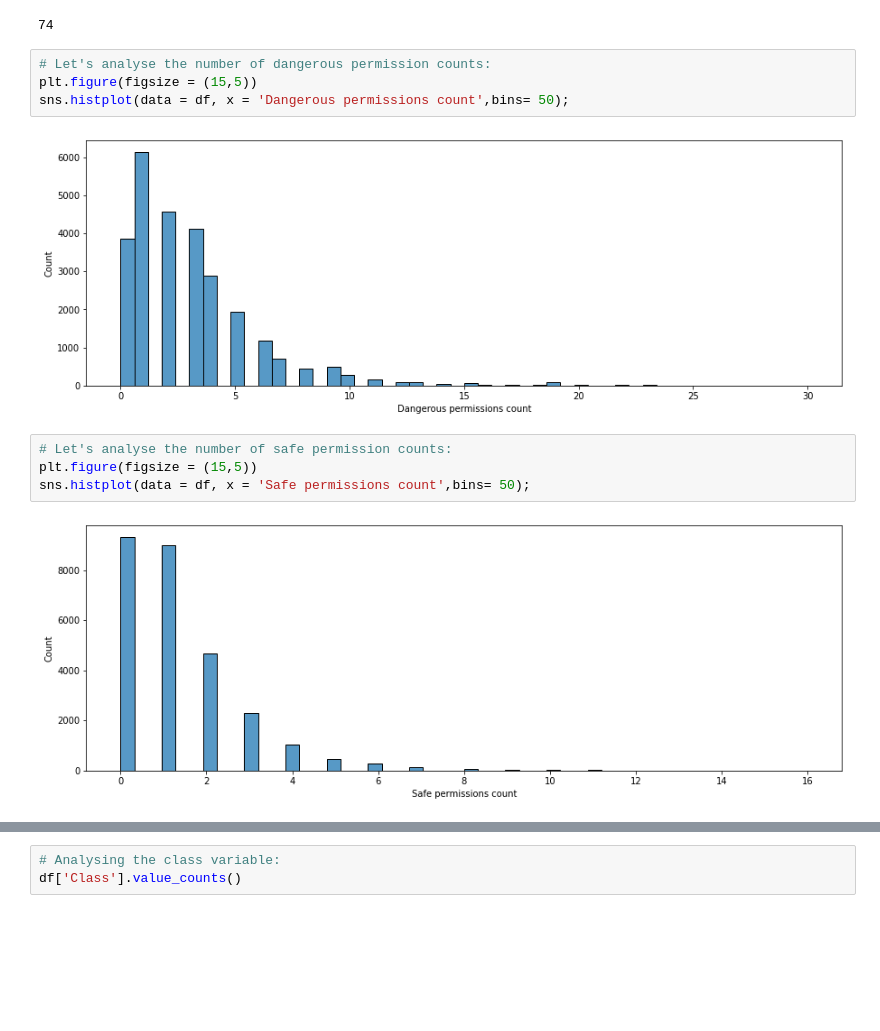
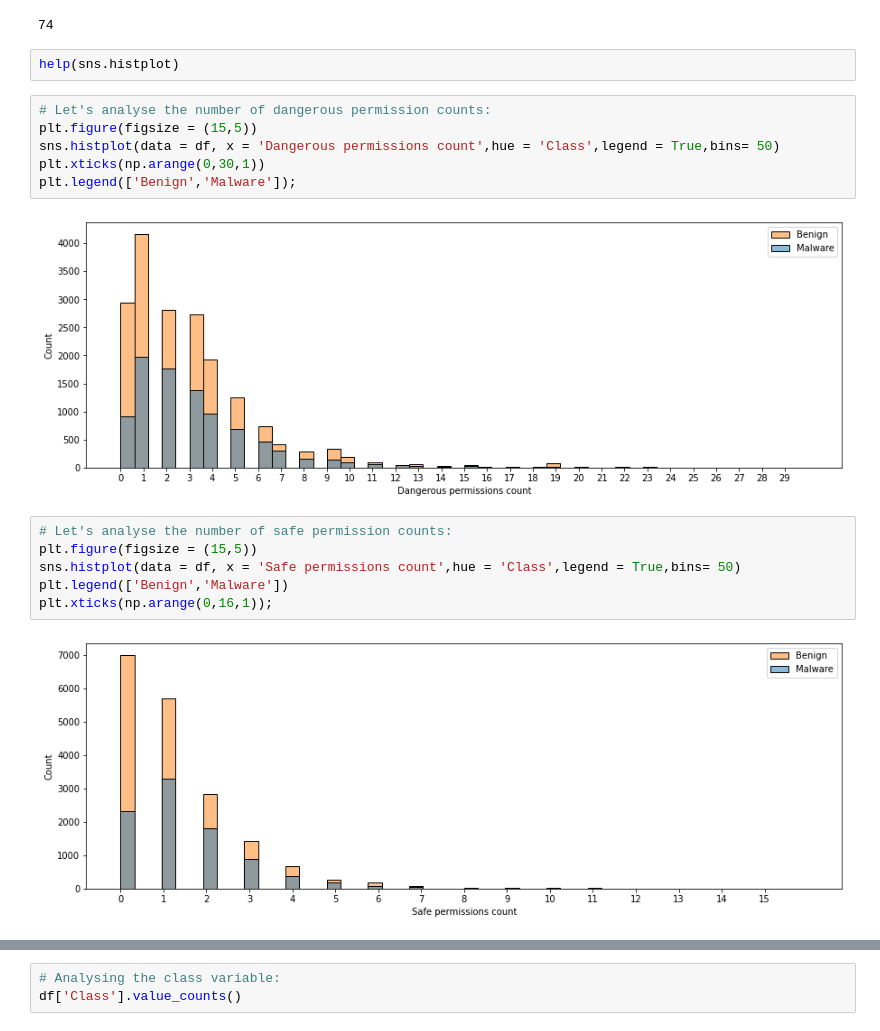
Before and after one commit to manisha-dhanuka/Supervised-Classification, a Jupyter notebook: Android_Authenticity_Prediction.ipynb, the cells around one changed output, grey strips where cells are left out. Cells and saved outputs as stored; diff of their text form; blank space fills up the shorter version.

```diff
--- a/Android_Authenticity_Prediction.ipynb
+++ b/Android_Authenticity_Prediction.ipynb
@@ -586,15 +572,21 @@ len(safe_perm)
 len(danger_perm)
 # %% [output]
 74
+# %%
+help(sns.histplot)
 # %%
 # Let's analyse the number of dangerous permission counts:
 plt.figure(figsize = (15,5))
-sns.histplot(data = df, x = 'Dangerous permissions count',bins= 50);
+sns.histplot(data = df, x = 'Dangerous permissions count',hue = 'Class',legend = True,bins= 50)
+plt.xticks(np.arange(0,30,1))
+plt.legend(['Benign','Malware']);
 # %% [output]
-[figure, old version]
+[figure, new version]
 # %%
 # Let's analyse the number of safe permission counts:
 plt.figure(figsize = (15,5))
-sns.histplot(data = df, x = 'Safe permissions count',bins= 50);
+sns.histplot(data = df, x = 'Safe permissions count',hue = 'Class',legend = True,bins= 50)
+plt.legend(['Benign','Malware'])
+plt.xticks(np.arange(0,16,1));
 # %% [output]
-[figure, old version]
+[figure, new version]
```
Also changed, not shown: parts of 34 cells of this notebook.
